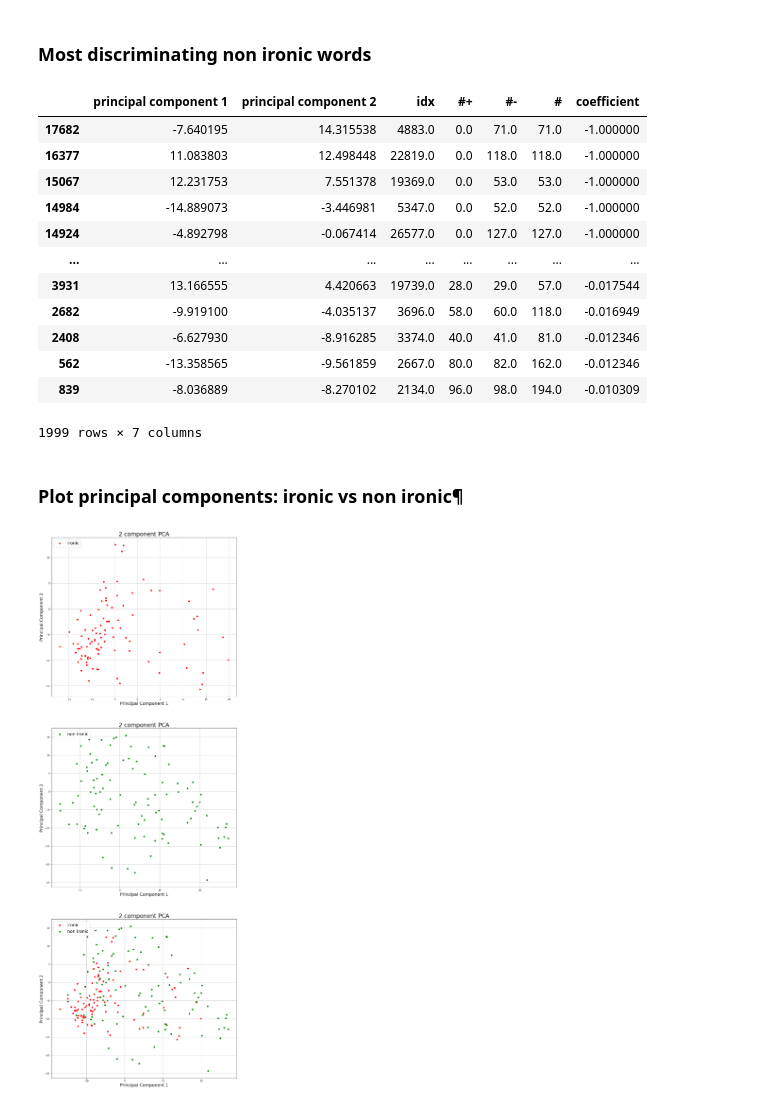
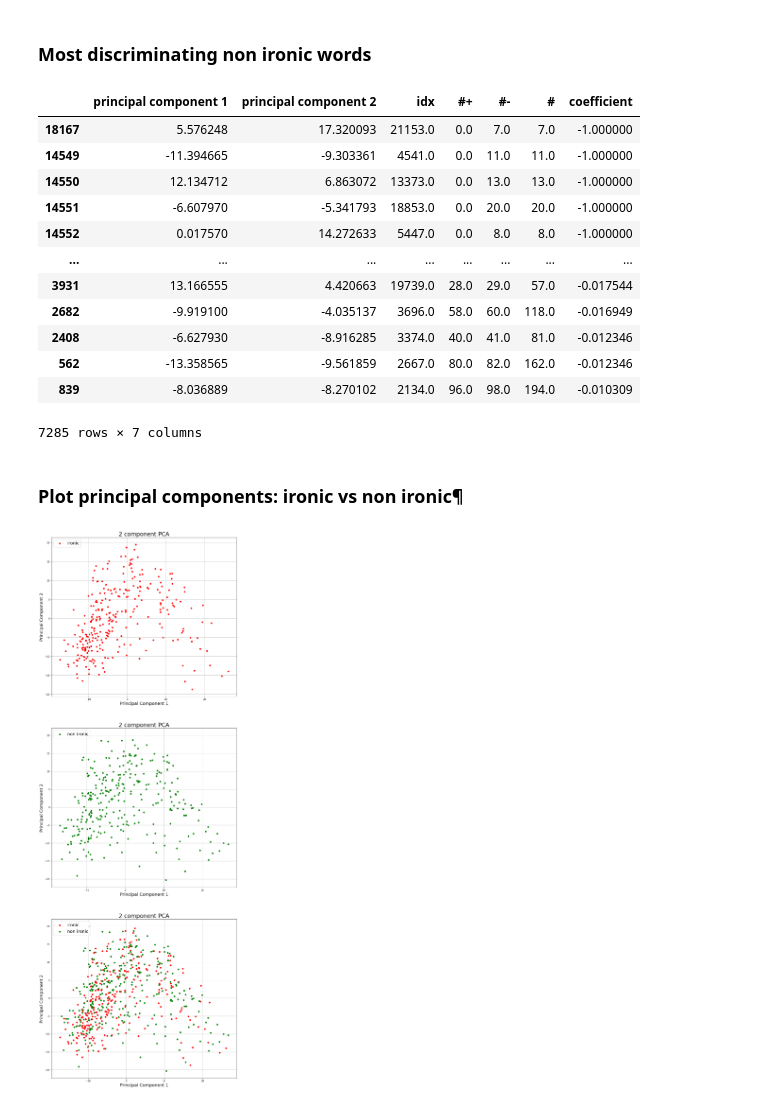
Before and after one commit to gianlucagiudice/irony-detection, a Jupyter notebook: notebooks/pca_plot.ipynb, the cells around one changed output. Cells and saved outputs as stored; diff of their text form; code cells hidden in the pictures.

```diff
--- a/notebooks/pca_plot.ipynb
+++ b/notebooks/pca_plot.ipynb
@@ -28,3 +27,0 @@ df
-# %%
-df = df[df['#']>df['#'].mean()]
-df
@@ -44,0 +28,4 @@ df
+# %%
+print('Mean occurence value: {}'.format(df['#'].median()))
+df = df[df['#']>df['#'].median()]
+df
@@ -91,22 +93,22 @@ nonironic_df = nonironic_df[nonironic_df['coefficient'] < 0]
 nonironic_df
 # %% [output]
 |  | principal component 1 | principal component 2 | idx | #+ | #- | # | coefficient |
-| 17682 | -7.640195 | 14.315538 | 4883.0 | 0.0 | 71.0 | 71.0 | -1.000000 |
-| 16377 | 11.083803 | 12.498448 | 22819.0 | 0.0 | 118.0 | 118.0 | -1.000000 |
-| 15067 | 12.231753 | 7.551378 | 19369.0 | 0.0 | 53.0 | 53.0 | -1.000000 |
-| 14984 | -14.889073 | -3.446981 | 5347.0 | 0.0 | 52.0 | 52.0 | -1.000000 |
-| 14924 | -4.892798 | -0.067414 | 26577.0 | 0.0 | 127.0 | 127.0 | -1.000000 |
+| 18167 | 5.576248 | 17.320093 | 21153.0 | 0.0 | 7.0 | 7.0 | -1.000000 |
+| 14549 | -11.394665 | -9.303361 | 4541.0 | 0.0 | 11.0 | 11.0 | -1.000000 |
+| 14550 | 12.134712 | 6.863072 | 13373.0 | 0.0 | 13.0 | 13.0 | -1.000000 |
+| 14551 | -6.607970 | -5.341793 | 18853.0 | 0.0 | 20.0 | 20.0 | -1.000000 |
+| 14552 | 0.017570 | 14.272633 | 5447.0 | 0.0 | 8.0 | 8.0 | -1.000000 |
 | ... | ... | ... | ... | ... | ... | ... | ... |
 | 3931 | 13.166555 | 4.420663 | 19739.0 | 28.0 | 29.0 | 57.0 | -0.017544 |
 | 2682 | -9.919100 | -4.035137 | 3696.0 | 58.0 | 60.0 | 118.0 | -0.016949 |
 | 2408 | -6.627930 | -8.916285 | 3374.0 | 40.0 | 41.0 | 81.0 | -0.012346 |
 | 562 | -13.358565 | -9.561859 | 2667.0 | 80.0 | 82.0 | 162.0 | -0.012346 |
 | 839 | -8.036889 | -8.270102 | 2134.0 | 96.0 | 98.0 | 194.0 | -0.010309 |
-1999 rows × 7 columns
+7285 rows × 7 columns
 # %% [markdown]
 ### Plot principal components: ironic vs non ironic¶
 # %%
-TOP_VALUE = 100
+TOP_VALUE = 300
 ironic_df = ironic_df.head(TOP_VALUE)
 nonironic_df = nonironic_df.head(TOP_VALUE)
 
@@ -116,31 +118,31 @@ fig = plt.figure(figsize = (14, 14*3))
 # Ironic
 ax = fig.add_subplot(3,1,1)
 ax.set_xlabel('Principal Component 1', fontsize = 18)
 ax.set_ylabel('Principal Component 2', fontsize = 18)
 ax.set_title('2 component PCA', fontsize = 24)
 ax.scatter(ironic_df["principal component 1"], ironic_df["principal component 2"], c='r', label='ironic')
 ax.grid()
 plt.legend(loc='upper left', fontsize = 18);
 
 # Non ironic
 ax = fig.add_subplot(3,1,2)
 ax.set_xlabel('Principal Component 1', fontsize = 18)
 ax.set_ylabel('Principal Component 2', fontsize = 18)
 ax.set_title('2 component PCA', fontsize = 24)
 ax.scatter(nonironic_df["principal component 1"], nonironic_df["principal component 2"], c='g', label='non ironic')
 ax.grid()
 plt.legend(loc='upper left', fontsize = 18);
 
 # Both
 ax = fig.add_subplot(3,1,3)
 ax.set_xlabel('Principal Component 1', fontsize = 18)
 ax.set_ylabel('Principal Component 2', fontsize = 18)
 ax.set_title('2 component PCA', fontsize = 24)
 ax.scatter(ironic_df["principal component 1"], ironic_df["principal component 2"], c='r', label='ironic')
 ax.scatter(nonironic_df["principal component 1"], nonironic_df["principal component 2"], c='g', label='non ironic')
 ax.grid()
 plt.legend(loc='upper left', fontsize = 18);
 
 plt.show()
 # %% [output]
-[figure, old version]
+[figure, new version]
```
Also changed, not shown: parts of 6 cells of this notebook.
